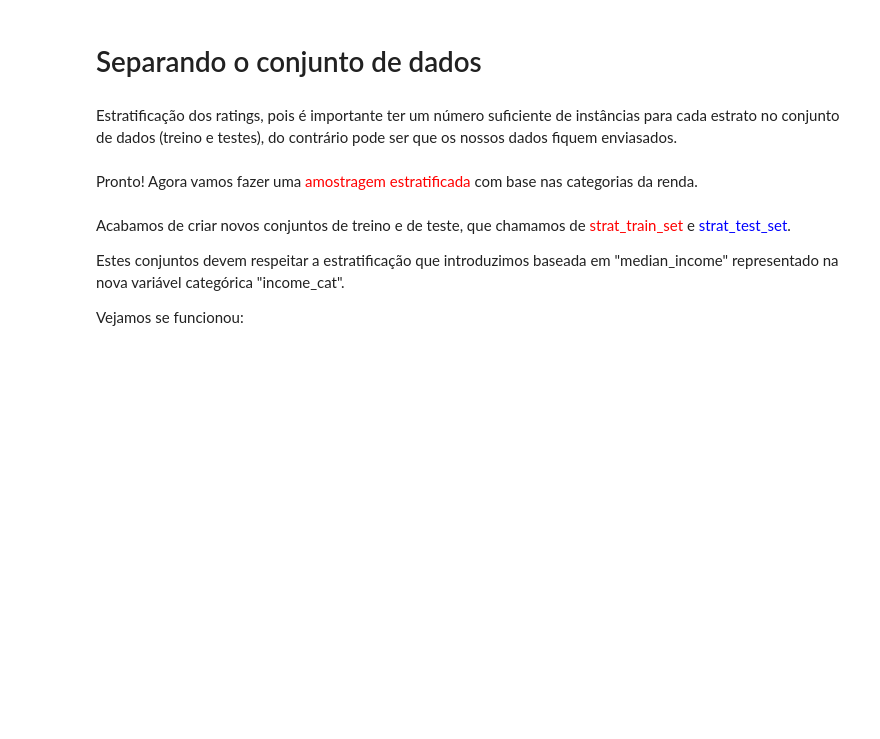
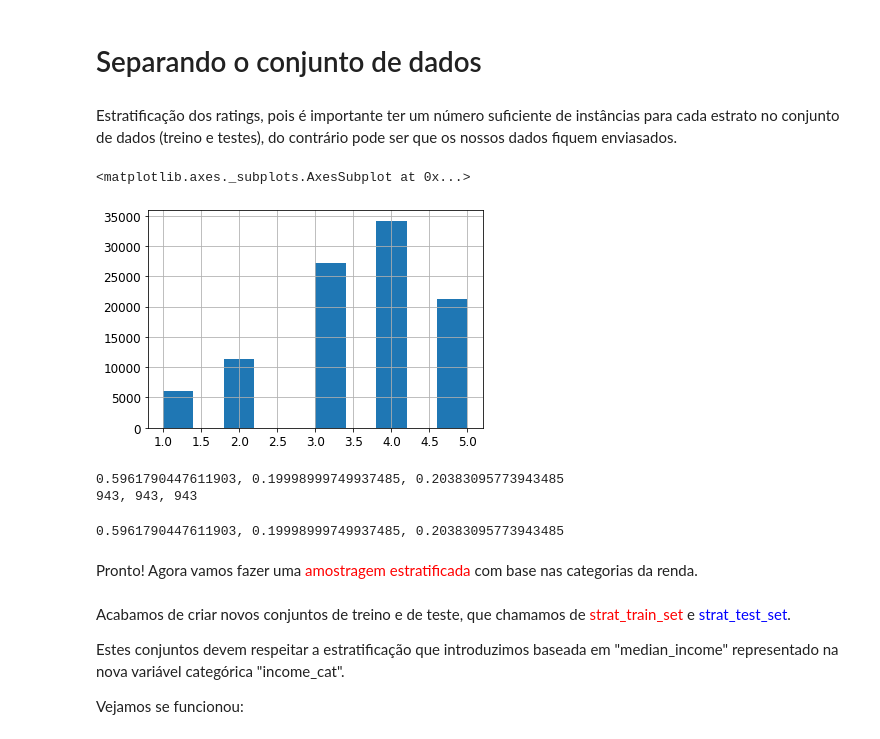
Before and after one commit to juarezsacenti/kg-summ-rec, a Jupyter notebook: AED/aed-ml1m-Sun.ipynb, the cells around one changed output. Drawn from its saved outputs; the diff is of its cells as text; code cells hidden in the pictures; blank space fills up the shorter version.

```diff
--- a/AED/aed-ml1m-Sun.ipynb
+++ b/AED/aed-ml1m-Sun.ipynb
@@ -603,7 +526,31 @@ e_map.describe()
 # %% [markdown]
 Estratificação dos ratings, pois é importante ter um número suficiente de instâncias para cada estrato no conjunto de dados (treino e testes), do contrário pode ser que os nossos dados fiquem enviasados.
 # %%
-ratings["rating"].hist()
+rating['rating'].hist()
+# %% [output]
+<matplotlib.axes._subplots.AxesSubplot at 0x...>
+[figure, added]
+# %%
+train = pd.DataFrame()
+valid = pd.DataFrame()
+test = pd.DataFrame()
+
+all_users = rating['user_id'].unique()
+for u in all_users:
+    df = rating[rating['user_id'] == u]
+    u_train, u_valid, u_test = np.split(df.sample(frac=1), [int(.6*len(df)), int(.8*len(df))])
+    train = pd.concat([train, u_train], ignore_index=False)
+    valid = pd.concat([valid, u_valid], ignore_index=False)
+    test = pd.concat([test, u_test], ignore_index=False)
+print(str(len(train)/len(rating)) + ', ' + str(len(valid)/len(rating)) + ', ' + str(len(test)/len(rating)) )
+print(str(len(train['user_id'].unique())) + ', ' + str(len(valid['user_id'].unique())) + ', ' + str(len(test['user_id'].unique())) )
+# %% [output]
+0.5961790447611903, 0.19998999749937485, 0.20383095773943485
+943, 943, 943
+# %%
+print(str(len(train)/len(rating)) + ', ' + str(len(valid)/len(rating)) + ', ' + str(len(test)/len(rating)) )
+# %% [output]
+0.5961790447611903, 0.19998999749937485, 0.20383095773943485
 # %% [markdown]
 Pronto! Agora vamos fazer uma <font color='red'>amostragem estratificada</font> com base nas categorias da renda.
 # %%
```
Also changed, not shown: parts of 41 cells of this notebook, 3 other files.
